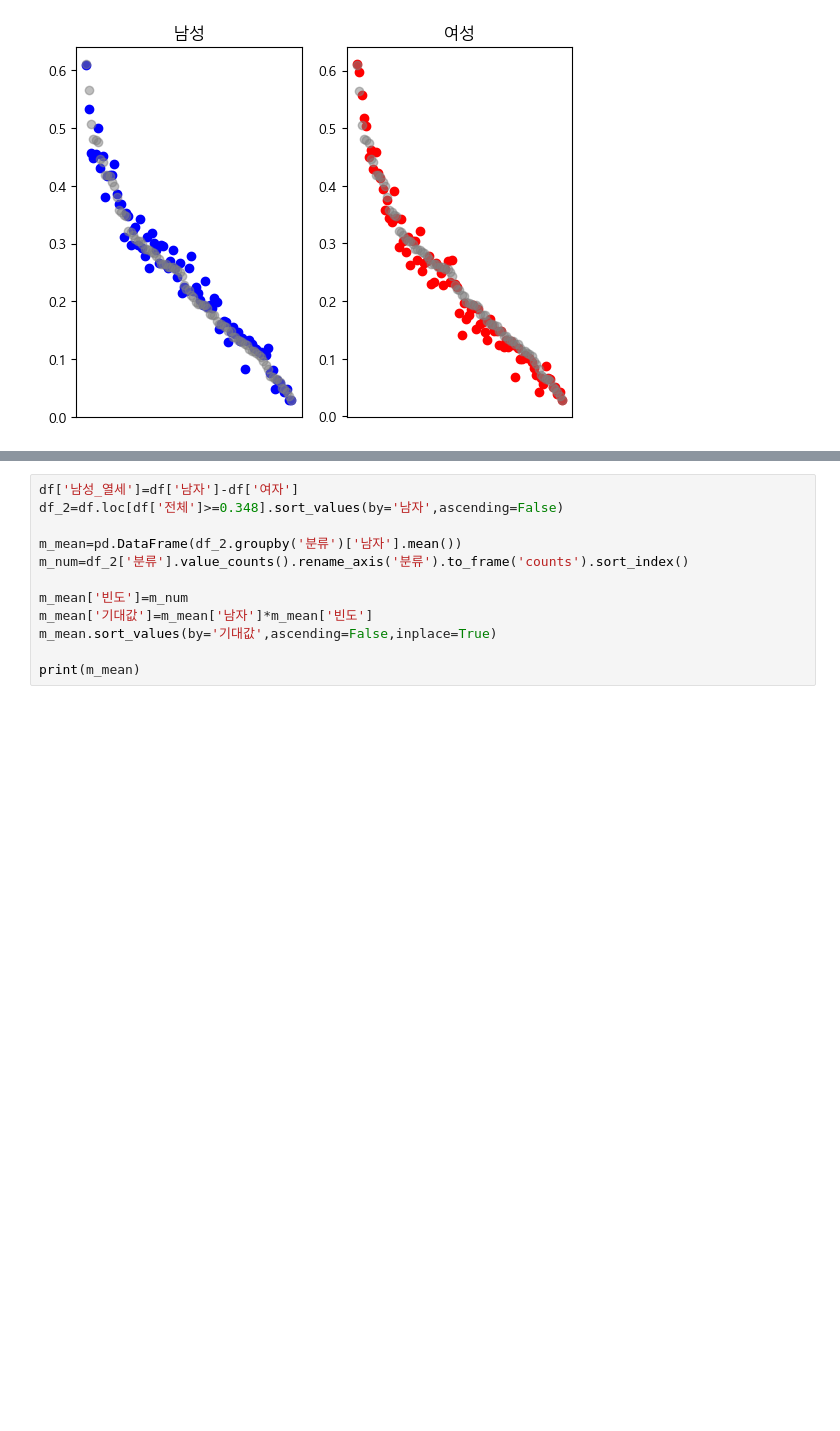
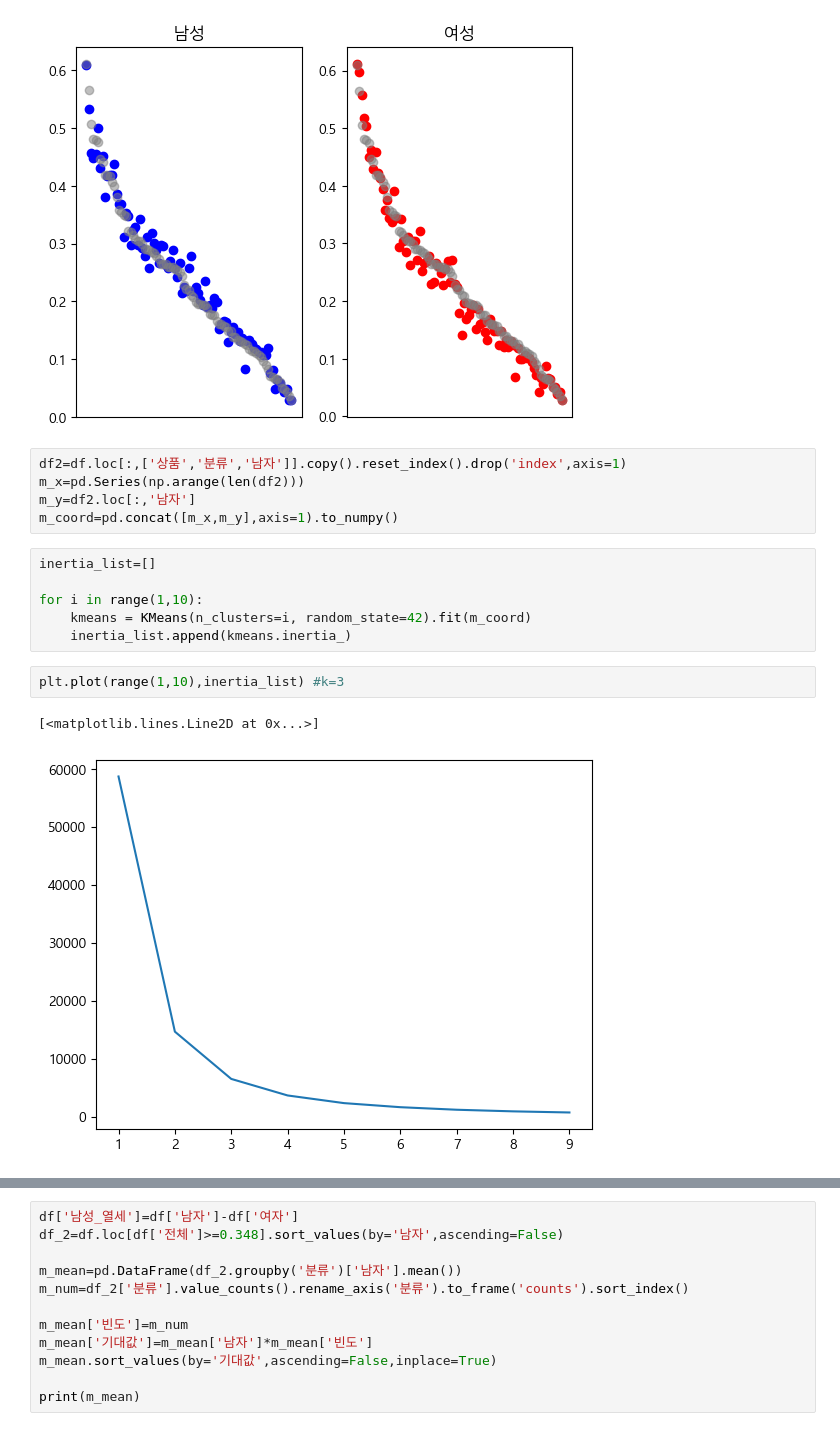
Before and after one commit to sheershay/finding-yold, a Jupyter notebook: 01_선행연구_분석.ipynb, the cells around one changed output, grey strips where cells are left out. Saved outputs shown, nothing was run; the diff lists cells and outputs as text; blank space fills up the shorter version.

Commit message:
Cluster the samples

```diff
--- a/01_선행연구_분석.ipynb
+++ b/01_선행연구_분석.ipynb
@@ -25,6 +26,22 @@ ax2.set_title('여성')
 # %% [output]
 Text(0.5, 1.0, '여성')
 [figure]
+# %%
+df2=df.loc[:,['상품','분류','남자']].copy().reset_index().drop('index',axis=1)
+m_x=pd.Series(np.arange(len(df2)))
+m_y=df2.loc[:,'남자']
+m_coord=pd.concat([m_x,m_y],axis=1).to_numpy()
+# %%
+inertia_list=[]
+
+for i in range(1,10):
+    kmeans = KMeans(n_clusters=i, random_state=42).fit(m_coord)
+    inertia_list.append(kmeans.inertia_)
+# %%
+plt.plot(range(1,10),inertia_list) #k=3
+# %% [output]
+[<matplotlib.lines.Line2D at 0x...>]
+[figure, added]
 # %%
 plt.scatter(np.arange(len(df)),df['남자'],alpha=0.5)
 plt.xticks([])
```
Also changed, not shown: parts of 2 cells of this notebook.
